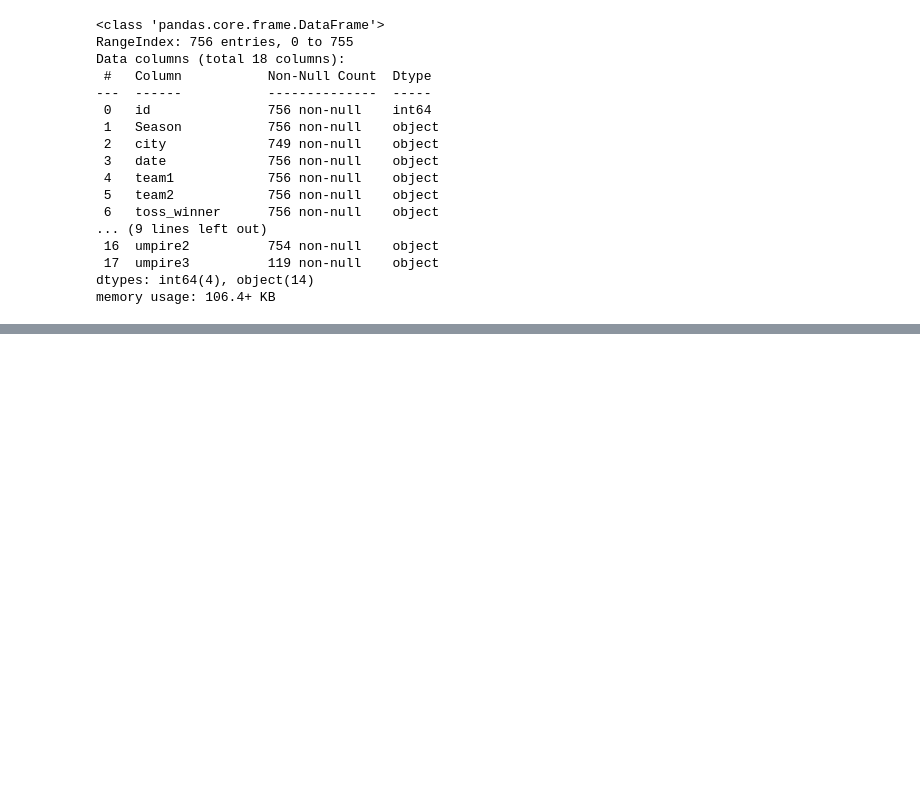
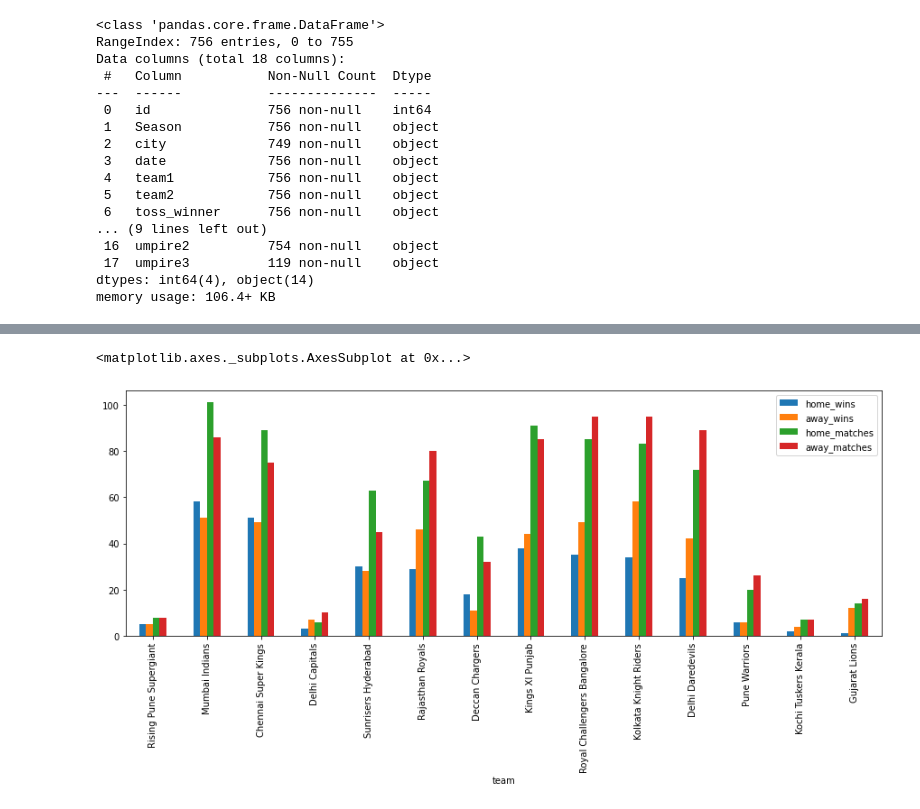
Before and after one commit to priyanships31/ipl-t20-cricket-analysis, a Jupyter notebook: Priyanshi_Singh_24_02_2021_IPL_T20_Cricket_Analysis_Capstone_Project.ipynb, the cells around one changed output, grey strips where cells are left out. Saved outputs shown, nothing was run; the diff lists cells and outputs as text; code cells hidden in the pictures; blank space fills up the shorter version.

```diff
--- a/Priyanshi_Singh_24_02_2021_IPL_T20_Cricket_Analysis_Capstone_Project.ipynb
+++ b/Priyanshi_Singh_24_02_2021_IPL_T20_Cricket_Analysis_Capstone_Project.ipynb
@@ -133,0 +274,6 @@ matches_df.describe()
+# %%
+# Graphical representation of home wins and away wins for various teams with their respective home matches and away matches
+teamwise_home_and_away_df.plot(x = 'team', y = ['home_wins','away_wins','home_matches','away_matches'], kind ='bar',width = 0.5,figsize=(15,5))
+# %% [output]
+<matplotlib.axes._subplots.AxesSubplot at 0x...>
+[figure, added]
```
Also changed, not shown: parts of 21 cells of this notebook.
